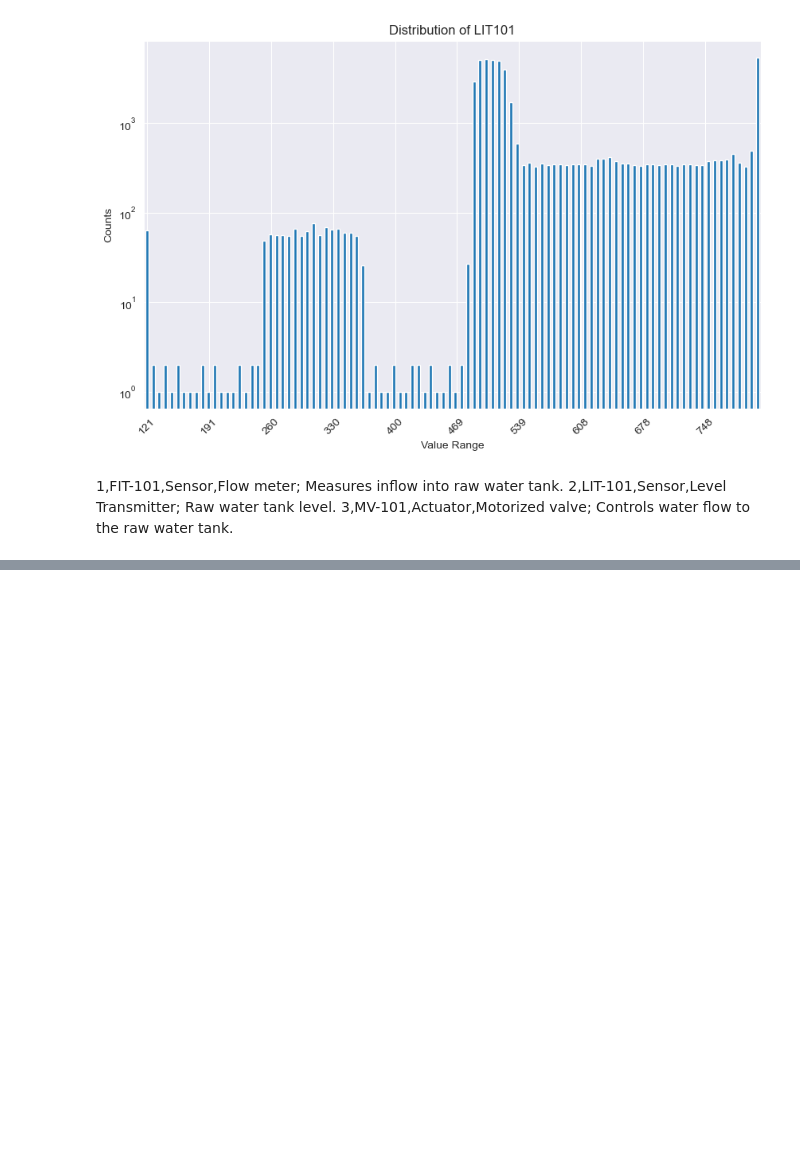
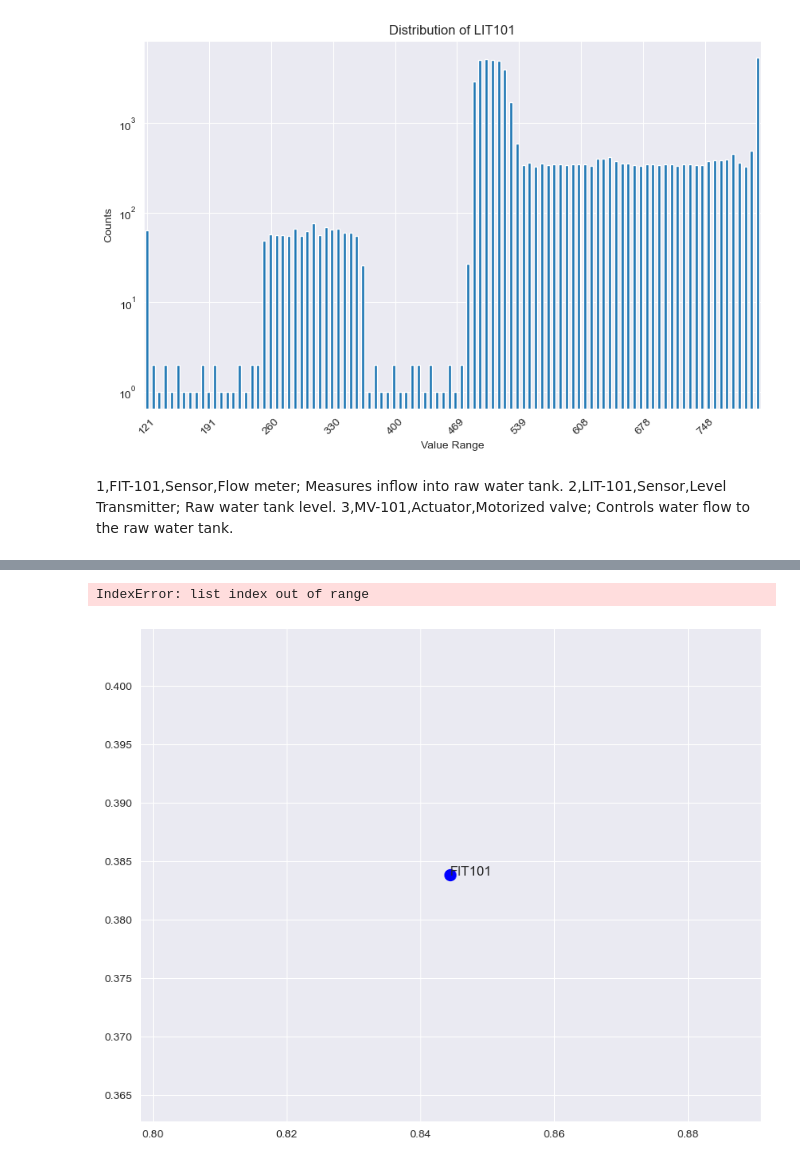
Before and after one commit to lozferatu/MSc-Project, a Jupyter notebook: Wrangling Code/first_exploration.ipynb, the cells around one changed output, grey strips where cells are left out. Drawn from its saved outputs; the diff is of its cells as text; code cells hidden in the pictures; blank space fills up the shorter version.

```diff
--- a/Wrangling Code/first_exploration.ipynb
+++ b/Wrangling Code/first_exploration.ipynb
@@ -707,0 +790,2 @@ getDistribution('P101')
+# %%
+correlation_matrix = correlation_matrix.drop(columns = 'Correlation Type')
@@ -707,0 +838,32 @@ getDistribution('P101')
+# %%
+from sklearn.decomposition import PCA
+from sklearn.cluster import AgglomerativeClustering
+from scipy.cluster.hierarchy import dendrogram, linkage
+
+# Step 2: Apply Agglomerative Clustering
+# Perform hierarchical clustering
+agg_cluster = AgglomerativeClustering(n_clusters=6, affinity='euclidean', linkage='ward')
+cluster_labels = agg_cluster.fit_predict(correlation_matrix)
+
+# Step 2: Apply PCA to reduce to 2 dimensions
+pca = PCA(n_components=2)
+reduced_data = pca.fit_transform(correlation_matrix)
+
+# Step 3: Plot the results
+plt.figure(figsize=(10, 8))
+# Use different colors for different clusters
+colors = ['red', 'green', 'blue']
+for i in range(len(reduced_data)):
+    plt.scatter(reduced_data[i, 0], reduced_data[i, 1],
+                color=colors[cluster_labels[i]], label=f'Cluster {cluster_labels[i]}' if i == 0 else "", s=100)
+    plt.text(reduced_data[i, 0], reduced_data[i, 1], correlation_matrix.columns[i], fontsize=12)
+
+plt.title('2D PCA of Correlation Matrix with Agglomerative Clustering')
+plt.xlabel('Principal Component 1')
+plt.ylabel('Principal Component 2')
+plt.grid(True)
+plt.legend()
+plt.show()
+# %% [output]
+IndexError: list index out of range
+[figure, added]
```
Also changed, not shown: parts of 55 cells of this notebook, 4 other files.
